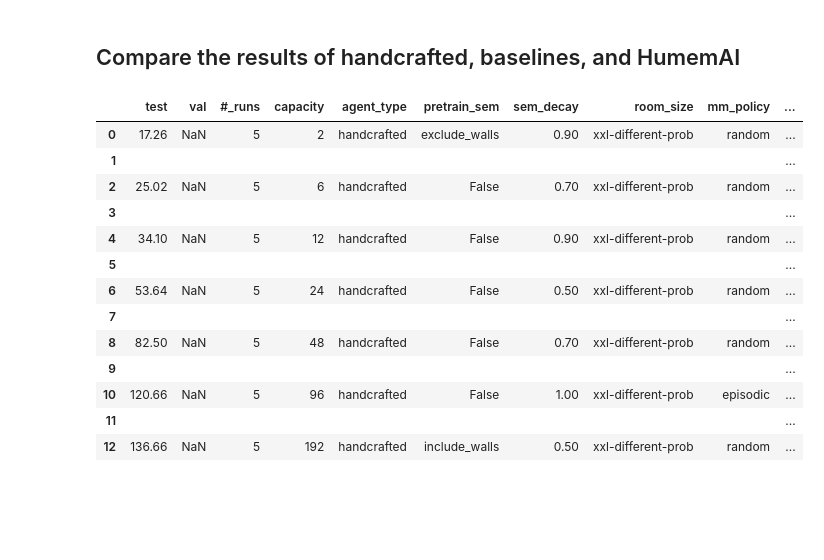
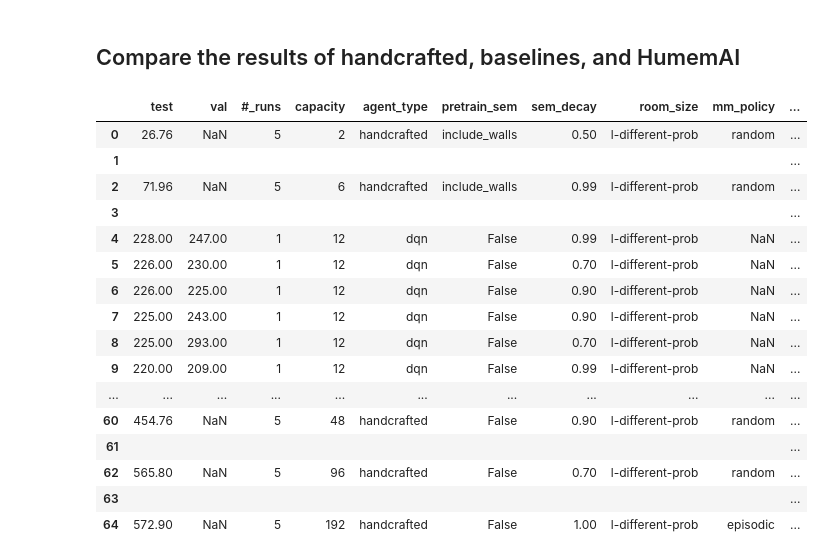
Before and after one commit to humemai/agent-room-env-v2-qa, a Jupyter notebook: compare-results-dqn.ipynb, the cells around one changed output. Drawn from its saved outputs; the diff is of its cells as text; code cells hidden in the pictures; blank space fills up the shorter version.

```diff
--- a/compare-results-dqn.ipynb
+++ b/compare-results-dqn.ipynb
@@ -329,38 +332,41 @@ def filter_paths(
 # %%
 # filter_paths(
 #     room_size="xl-different-prob",
 #     num_iterations=10000,
 #     agent_type="hybrid",
 #     capacity=12,
 #     semantic_decay_factor=0.99,
 #     base_path="training-results/non-equal-object-probs/",
 # )
 
 # for foo in filter_paths_by_num_iterations("xl-different-prob"):
 #     dir_path = '/'.join(foo.split('/')[:-2])
 #     shutil.rmtree(dir_path)
 
 # # save dataframe as markdown
 # df.to_markdown("./hp-tuning/xl-different-prob.md", index=False)
 
 df, df_styled = get_all_data(
-    "xxl-different-prob",
+    "l-different-prob",
     include_pretrain_semantic=True,
     base_path="training-results/non-equal-object-probs/",
 )
 df_styled
 # %% [output]
 |  | test | val | #_runs | capacity | agent_type | pretrain_sem | sem_decay | room_size | mm_policy | ... |
-| 0 | 17.26 | NaN | 5 | 2 | handcrafted | exclude_walls | 0.90 | xxl-different-prob | random | ... |
+| 0 | 26.76 | NaN | 5 | 2 | handcrafted | include_walls | 0.50 | l-different-prob | random | ... |
 | 1 |  |  |  |  |  |  |  |  |  | ... |
-| 2 | 25.02 | NaN | 5 | 6 | handcrafted | False | 0.70 | xxl-different-prob | random | ... |
+| 2 | 71.96 | NaN | 5 | 6 | handcrafted | include_walls | 0.99 | l-different-prob | random | ... |
 | 3 |  |  |  |  |  |  |  |  |  | ... |
-| 4 | 34.10 | NaN | 5 | 12 | handcrafted | False | 0.90 | xxl-different-prob | random | ... |
-| 5 |  |  |  |  |  |  |  |  |  | ... |
-| 6 | 53.64 | NaN | 5 | 24 | handcrafted | False | 0.50 | xxl-different-prob | random | ... |
-| 7 |  |  |  |  |  |  |  |  |  | ... |
-| 8 | 82.50 | NaN | 5 | 48 | handcrafted | False | 0.70 | xxl-different-prob | random | ... |
-| 9 |  |  |  |  |  |  |  |  |  | ... |
-| 10 | 120.66 | NaN | 5 | 96 | handcrafted | False | 1.00 | xxl-different-prob | episodic | ... |
-| 11 |  |  |  |  |  |  |  |  |  | ... |
-| 12 | 136.66 | NaN | 5 | 192 | handcrafted | include_walls | 0.50 | xxl-different-prob | random | ... |
+| 4 | 228.00 | 247.00 | 1 | 12 | dqn | False | 0.99 | l-different-prob | NaN | ... |
+| 5 | 226.00 | 230.00 | 1 | 12 | dqn | False | 0.70 | l-different-prob | NaN | ... |
+| 6 | 226.00 | 225.00 | 1 | 12 | dqn | False | 0.90 | l-different-prob | NaN | ... |
+| 7 | 225.00 | 243.00 | 1 | 12 | dqn | False | 0.90 | l-different-prob | NaN | ... |
+| 8 | 225.00 | 293.00 | 1 | 12 | dqn | False | 0.70 | l-different-prob | NaN | ... |
+| 9 | 220.00 | 209.00 | 1 | 12 | dqn | False | 0.99 | l-different-prob | NaN | ... |
+| ... | ... | ... | ... | ... | ... | ... | ... | ... | ... | ... |
+| 60 | 454.76 | NaN | 5 | 48 | handcrafted | False | 0.90 | l-different-prob | random | ... |
+| 61 |  |  |  |  |  |  |  |  |  | ... |
+| 62 | 565.80 | NaN | 5 | 96 | handcrafted | False | 0.70 | l-different-prob | random | ... |
+| 63 |  |  |  |  |  |  |  |  |  | ... |
+| 64 | 572.90 | NaN | 5 | 192 | handcrafted | False | 1.00 | l-different-prob | episodic | ... |
```
Also changed, not shown: parts of 1 cell of this notebook, 6 other files.
